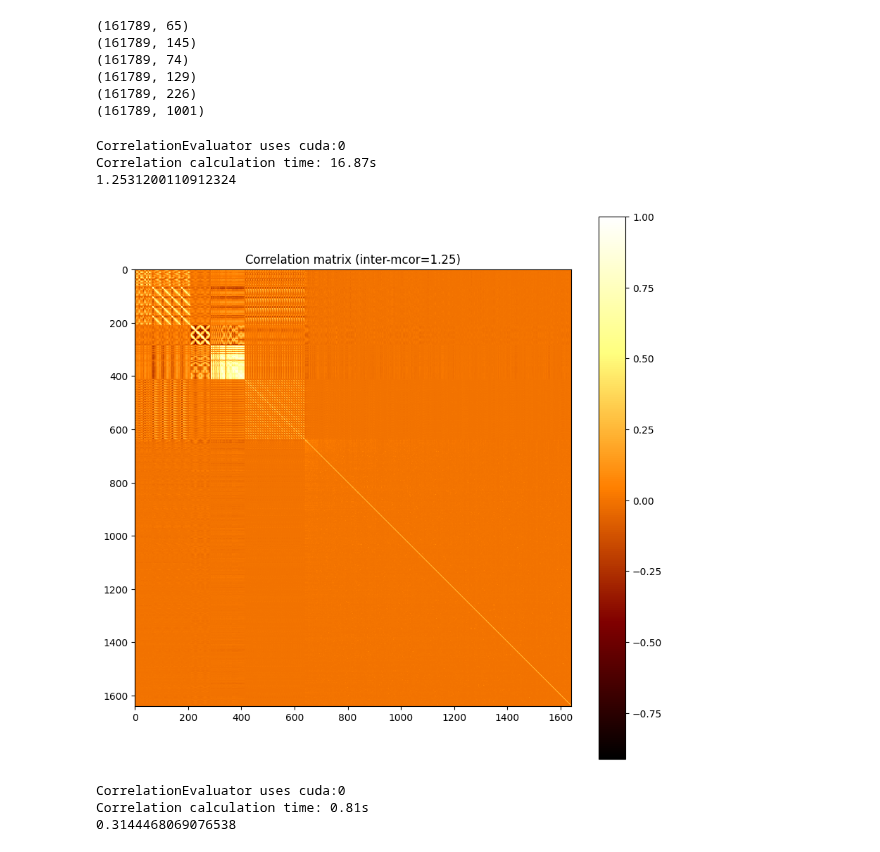
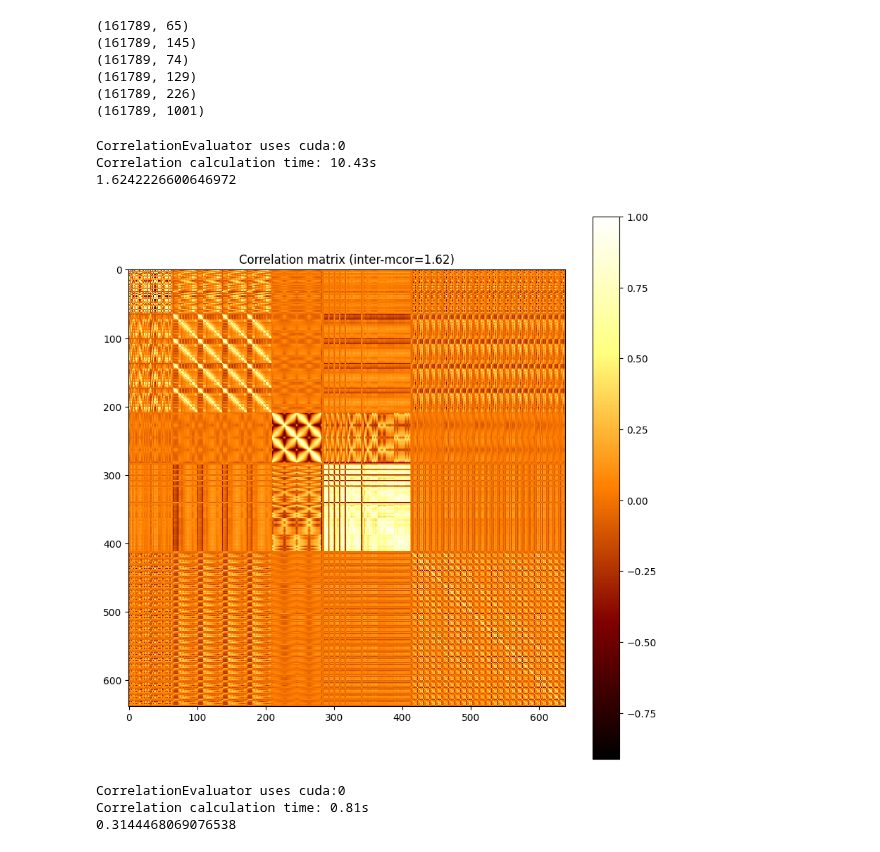
Before and after one commit to Xtra-Computing/VertiBench, a Jupyter notebook: real-data.ipynb, the cells around one changed output. Drawn from its saved outputs; the diff is of its cells as text; code cells hidden in the pictures.

```diff
--- a/real-data.ipynb
+++ b/real-data.ipynb
@@ -45,16 +45,19 @@ for dataset in train_dataset.local_datasets:
 from preprocess.FeatureEvaluator import ImportanceEvaluator, CorrelationEvaluator
 
 corr_evaluator = CorrelationEvaluator(gpu_id=0)
-score = corr_evaluator.fit_evaluate(Xs)
+score = corr_evaluator.fit_evaluate(Xs[:5])
 print(score)
 # %% [output]
 CorrelationEvaluator uses cuda:0
-Correlation calculation time: 16.87s
-1.2531200110912324
+Correlation calculation time: 10.43s
+1.6242226600646972
-# %%
-corr_evaluator.visualize(value=score, cmap="afmhot")
-# %% [output]
-[figure, removed]
+# %%
+def sigmoid_sharp(x):
+    return 1 / (1 + np.exp(-5*x))
+
+corr_evaluator.visualize(value=score, cmap="afmhot", map_func=None)
+# %% [output]
+[figure, added]
 # %%
 # vehicle dataset
 X, y = load_svmlight_file("data/real/vehicle/processed/vehicle.libsvm")
```
Also changed, not shown: 4 other files.
